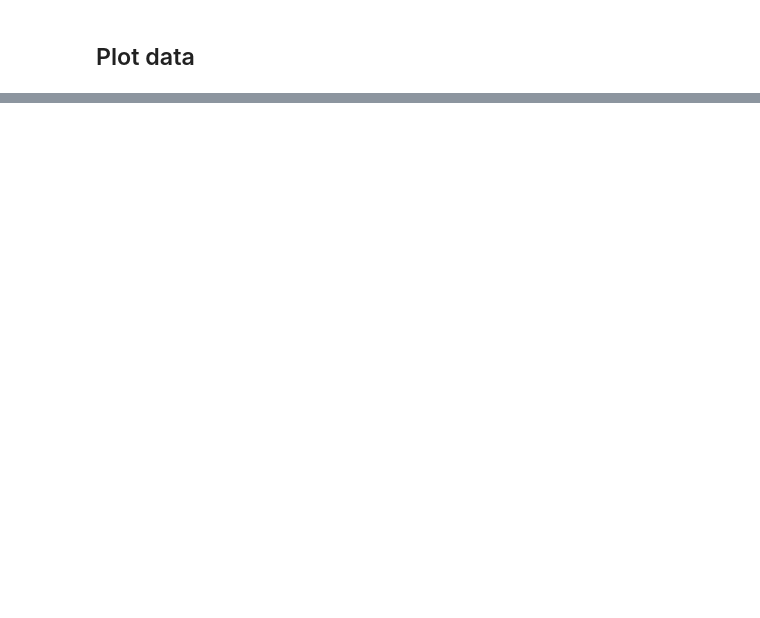
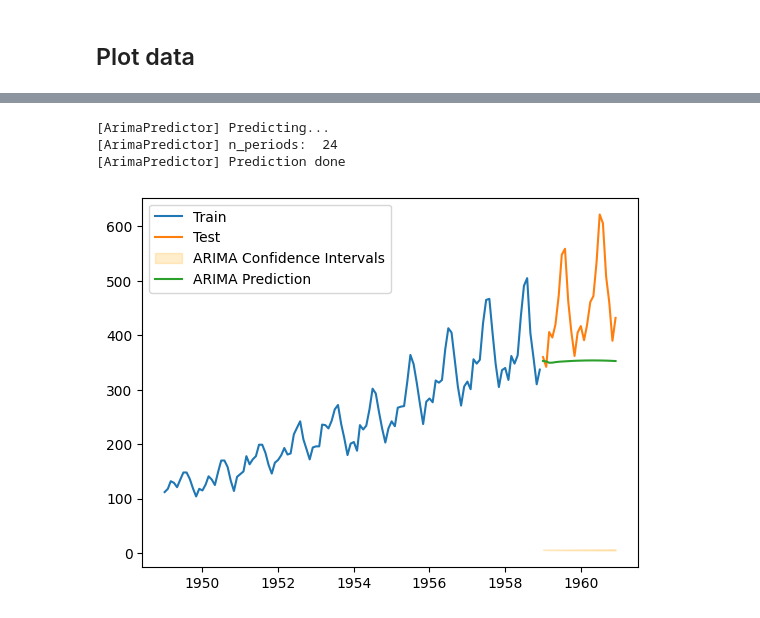
Before and after one commit to ManuLabricole/CDN-MachineLearning, a Jupyter notebook: ML6/BARRIOL_EMMANUEL_NB_2_LIBRARY_PERSO.ipynb, the cells around one changed output, grey strips where cells are left out. Saved outputs shown, nothing was run; the diff lists cells and outputs as text; code cells hidden in the pictures; blank space fills up the shorter version.

```diff
--- a/ML6/BARRIOL_EMMANUEL_NB_2_LIBRARY_PERSO.ipynb
+++ b/ML6/BARRIOL_EMMANUEL_NB_2_LIBRARY_PERSO.ipynb
@@ -159,0 +184,2 @@ predictor.plot_ACF_PACF()
+# %%
+train, test = predictor.ts_train_test_split(airline ,split_date="1959-01-01")
@@ -159,0 +200,7 @@ predictor.plot_ACF_PACF()
+# %%
+predictor.predict(train, test)
+# %% [output]
+[ArimaPredictor] Predicting...
+[ArimaPredictor] n_periods:  24
+[ArimaPredictor] Prediction done
+[figure, added]
```
Also changed, not shown: parts of 7 cells of this notebook, 2 other files.
